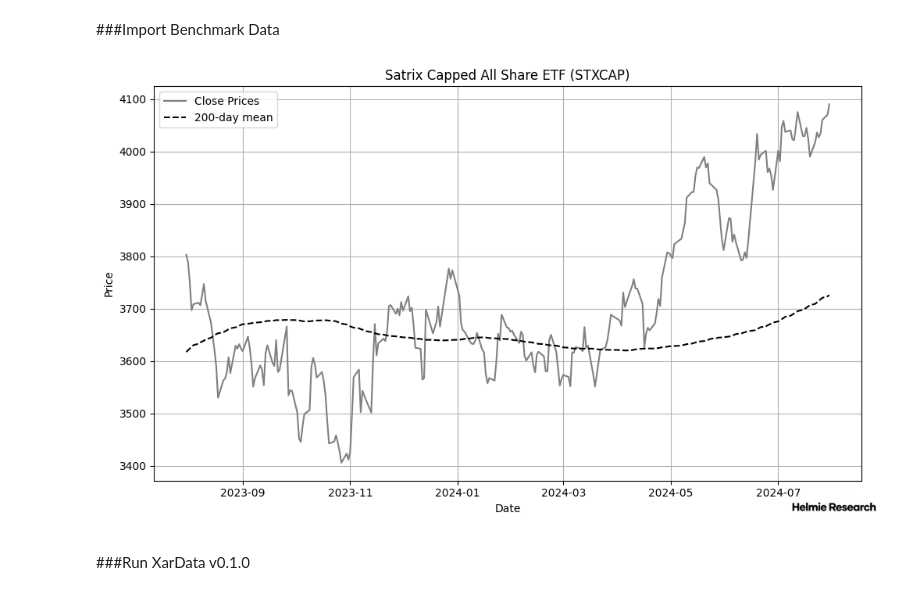
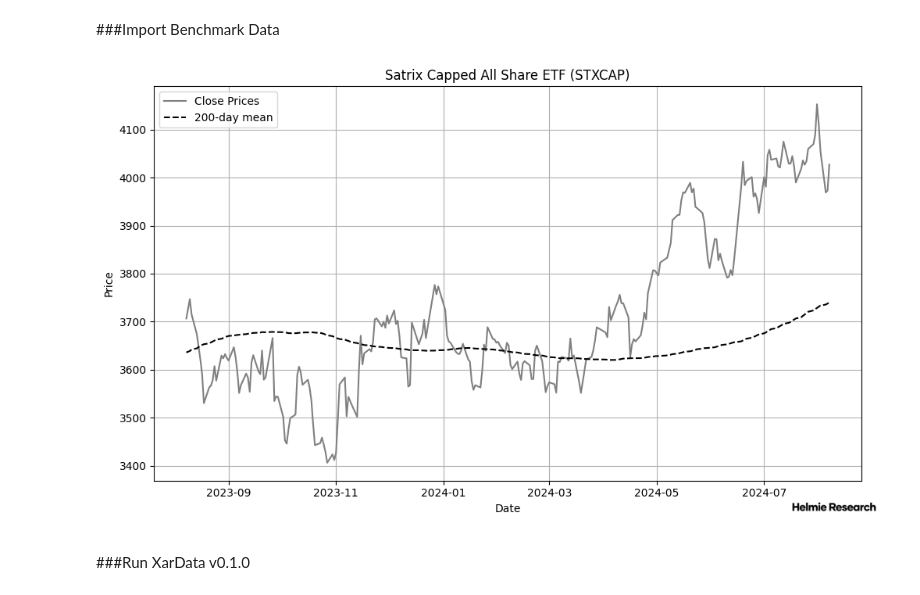
Before and after one commit to HelmieAnalytics/xardata, a Jupyter notebook: XarData_v2_0_2_ranker.ipynb, the cells around one changed output. Saved outputs shown, nothing was run; the diff lists cells and outputs as text; code cells hidden in the pictures.

```diff
--- a/XarData_v2_0_2_ranker.ipynb
+++ b/XarData_v2_0_2_ranker.ipynb
@@ -220,7 +238,7 @@ from PIL import Image
 # Set length of history
 #now = datetime.now().strftime("%Y-%m-%d")
 start = '2022-06-01'
-end = '2024-07-31'
+end = '2024-08-08'
 
 # Get price history
 data = yf.Ticker("STXCAP.JO")
@@ -256,34 +274,34 @@ close_prices_last_100 = close_prices[-250:]
 moving_average_last_100 = moving_average[-250:]
 
 # Create the line chart
 plt.figure(figsize=(10, 6))
 plt.plot(dates_last_100, close_prices_last_100, label='Close Prices', color='grey')
 plt.plot(dates_last_100, moving_average_last_100, label='200-day mean', color='black', linestyle='--')
 
 # Customize the chart
 plt.xlabel("Date")
 plt.ylabel("Price")
 plt.title("Satrix Capped All Share ETF (STXCAP)")
 plt.xticks(rotation=0)
 plt.grid(True)
 plt.legend()
 
 # Add the logo
 logo_path = "/content/drive/MyDrive/-j9g8q1.jpg"  # Replace with your logo file path
 logo = Image.open(logo_path)
 logo.thumbnail((200, 200))  # Resize the logo to fit in the corner
 
 # Get the current figure and add a new axes for the logo
 fig = plt.gcf()
 newax = fig.add_axes([0.89, 0.0, 0.12, 0.1], anchor='SE', zorder=-1)
 newax.imshow(logo)
 newax.axis('off')
 
 
 plt.tight_layout()
 plt.show()
 # %% [output]
-[figure, old version]
+[figure, new version]
 # %% [markdown]
 ###Run XarData v0.1.0
 # %%
```
Also changed, not shown: parts of 21 cells of this notebook.
